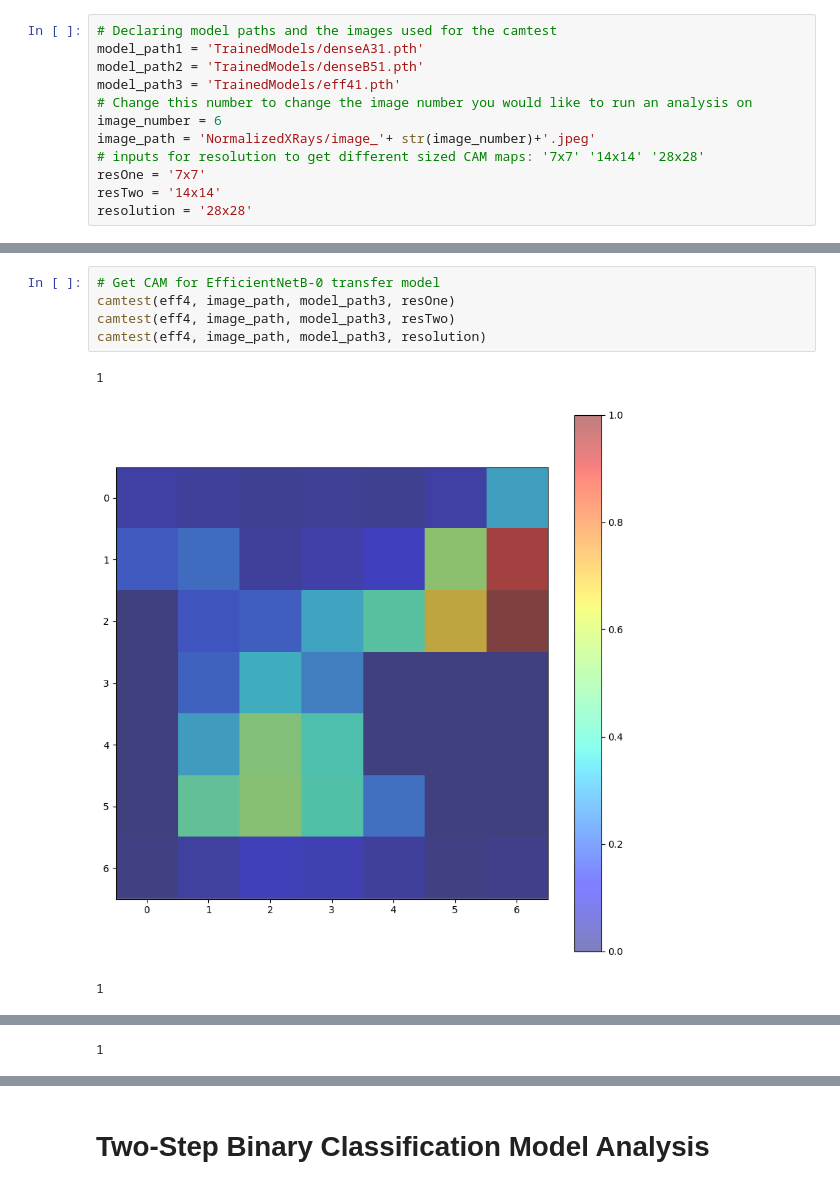
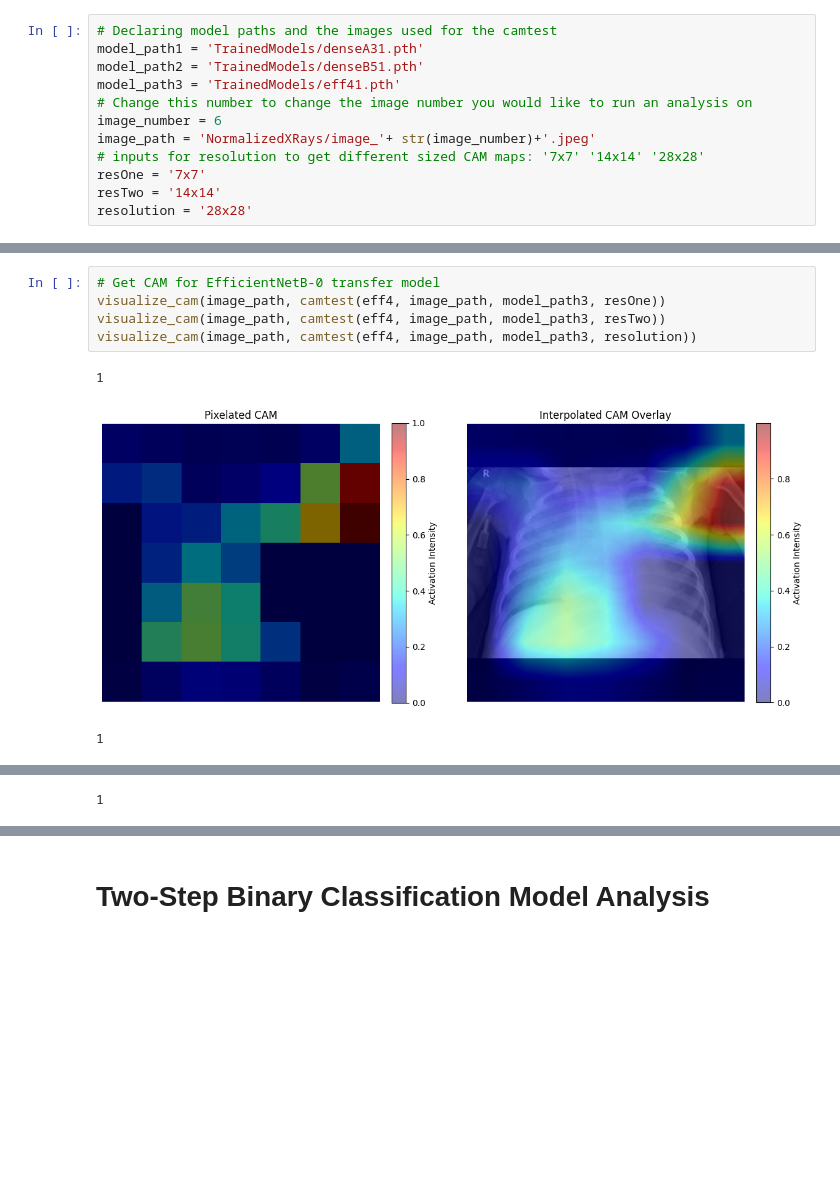
Before and after one commit to gooboys/xray_pneumonia, a Jupyter notebook: analysis.ipynb, the cells around one changed output, grey strips where cells are left out. Saved outputs shown, nothing was run; the diff lists cells and outputs as text; blank space fills up the shorter version.

```diff
--- a/analysis.ipynb
+++ b/analysis.ipynb
@@ -695,9 +860,9 @@ camtest(denseB5, image_path, model_path2, resolution)
 # %%
 # Get CAM for EfficientNetB-0 transfer model
-camtest(eff4, image_path, model_path3, resOne)
-camtest(eff4, image_path, model_path3, resTwo)
-camtest(eff4, image_path, model_path3, resolution)
+visualize_cam(image_path, camtest(eff4, image_path, model_path3, resOne))
+visualize_cam(image_path, camtest(eff4, image_path, model_path3, resTwo))
+visualize_cam(image_path, camtest(eff4, image_path, model_path3, resolution))
 # %% [output]
 1
-[figure, old version]
+[figure, new version]
 1
```
Also changed, not shown: parts of 13 cells of this notebook.
